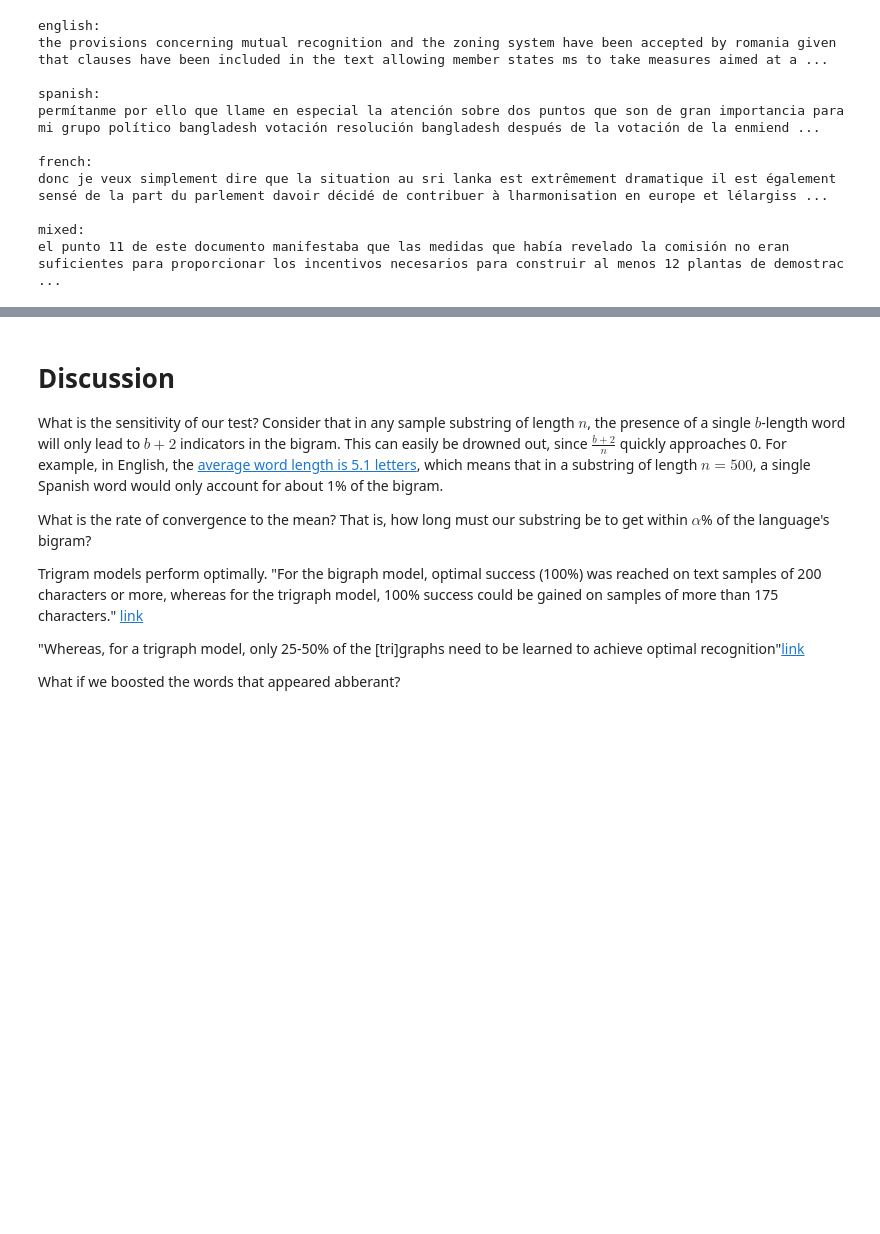
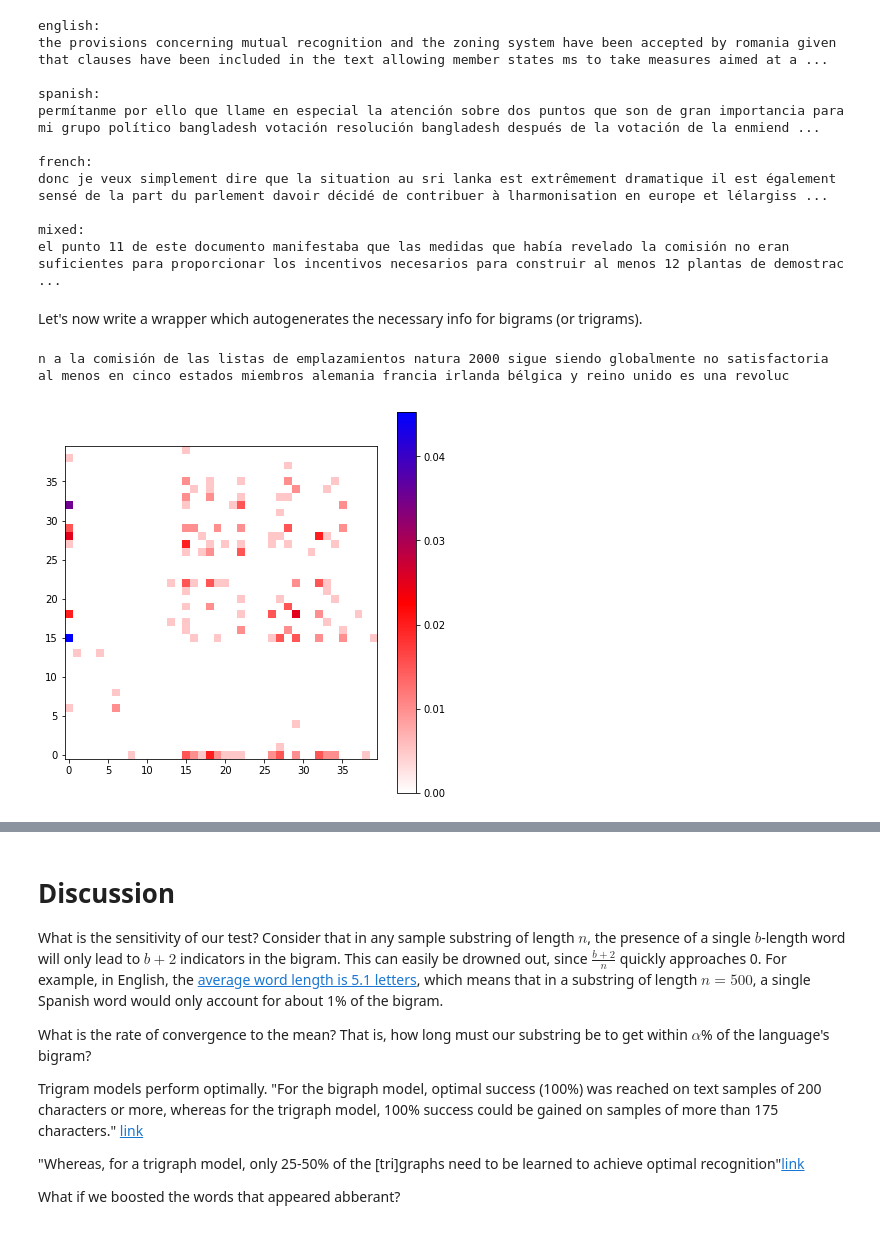
Before and after one commit to bkitano/voynich, a Jupyter notebook: Voynich Language Analysis.ipynb, the cells around one changed output, grey strips where cells are left out. Cells and saved outputs as stored; diff of their text form; code cells hidden in the pictures; blank space fills up the shorter version.

```diff
--- a/Voynich Language Analysis.ipynb
+++ b/Voynich Language Analysis.ipynb
@@ -521,3 +564,23 @@ donc je veux simplement dire que la situation au sri lanka est extrêmement dram
 
 mixed:
 el punto 11 de este documento manifestaba que las medidas que había revelado la comisión no eran suficientes para proporcionar los incentivos necesarios para construir al menos 12 plantas de demostrac ...
+# %% [markdown]
+Let's now write a wrapper which autogenerates the necessary info for bigrams (or trigrams).
+# %%
+def auto_info(D):
+    # returns a bigram model given a document D
+    D_tokens = D.split(' ') # tokenizes the document
+    D_alphabet = make_alphabet(D_tokens)
+    D_hash = make_hash(D_alphabet)
+    return [D_alphabet, D_hash]
+# %%
+D = document([1/2., 1/2., 0.], 10)
+[D_alphabet, D_hash] = auto_info(D)
+
+s = doc_substring(D, 200)
+print s
+B_s = bigram(s, D_hash)
+bigram_graph(D_alphabet, B_s, labels=False)
+# %% [output]
+n a la comisión de las listas de emplazamientos natura 2000 sigue siendo globalmente no satisfactoria al menos en cinco estados miembros alemania francia irlanda bélgica y reino unido es una revoluc
+[figure, added]
```
Also changed, not shown: parts of 9 cells of this notebook.
